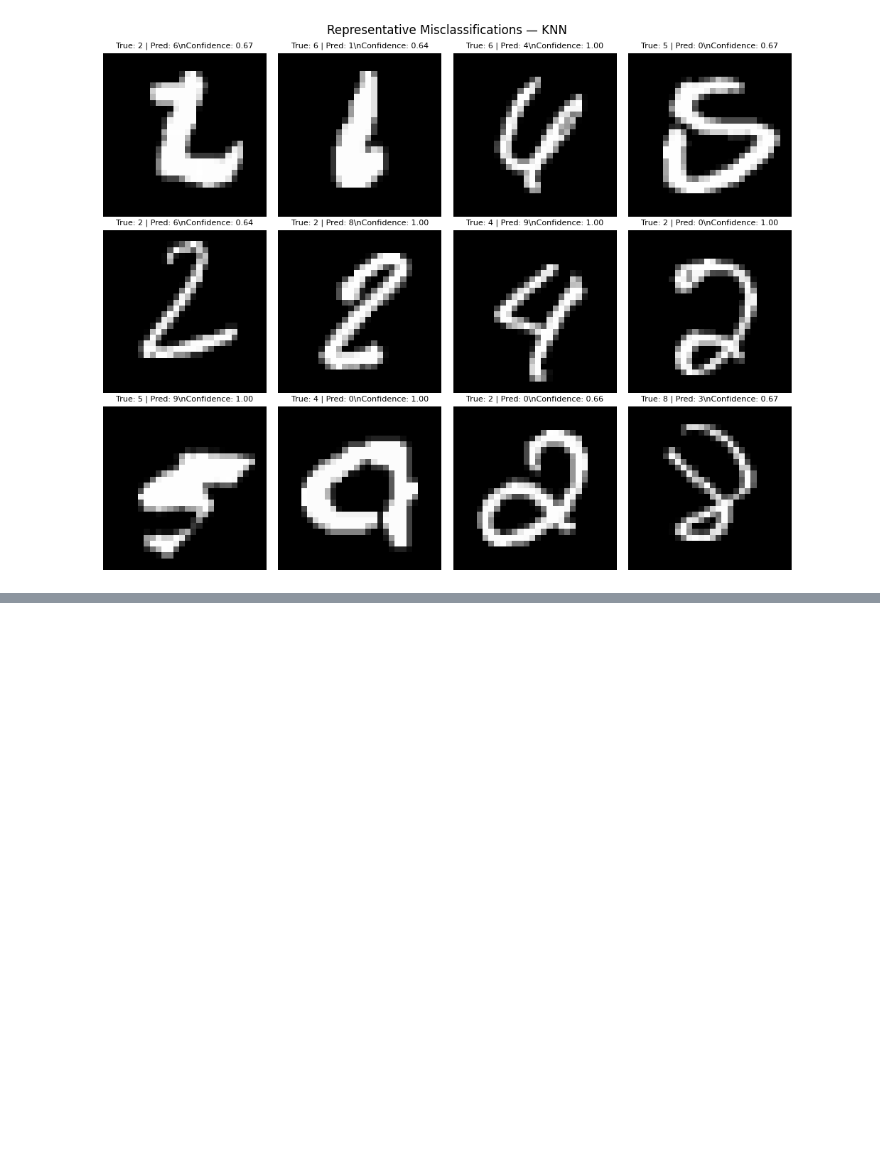
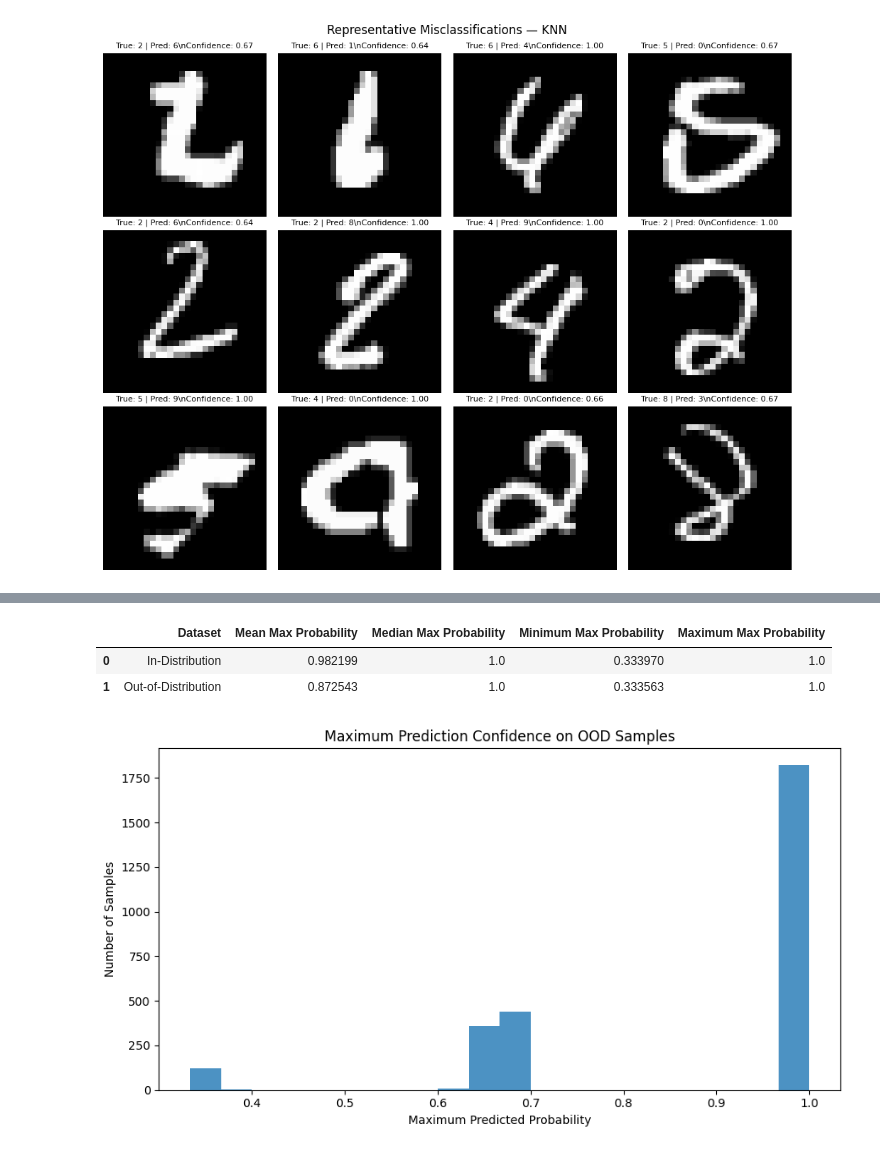
Before and after one commit to renan-leme/mnist-classification-SCTEC, a Jupyter notebook: mnist_classification_project.ipynb, the cells around one changed output, grey strips where cells are left out. Drawn from its saved outputs; the diff is of its cells as text; code cells hidden in the pictures; blank space fills up the shorter version.

```diff
--- a/mnist_classification_project.ipynb
+++ b/mnist_classification_project.ipynb
@@ -1240,0 +1376,53 @@ else:
+# %%
+if not hasattr(masked_model, "predict_proba"):
+    raise RuntimeError(
+        "The selected model does not provide predict_proba, "
+        "which is required for the confidence analysis."
+    )
+
+ood_probabilities = masked_model.predict_proba(X_ood_test)
+ood_max_confidence = ood_probabilities.max(axis=1)
+
+id_probabilities = masked_model.predict_proba(X_id_test)
+id_max_confidence = id_probabilities.max(axis=1)
+
+confidence_summary_df = pd.DataFrame(
+    {
+        "Dataset": ["In-Distribution", "Out-of-Distribution"],
+        "Mean Max Probability": [
+            id_max_confidence.mean(),
+            ood_max_confidence.mean(),
+        ],
+        "Median Max Probability": [
+            np.median(id_max_confidence),
+            np.median(ood_max_confidence),
+        ],
+        "Minimum Max Probability": [
+            id_max_confidence.min(),
+            ood_max_confidence.min(),
+        ],
+        "Maximum Max Probability": [
+            id_max_confidence.max(),
+            ood_max_confidence.max(),
+        ],
+    }
+)
+
+display(confidence_summary_df)
+# %% [output]
+|  | Dataset | Mean Max Probability | Median Max Probability | Minimum Max Probability | Maximum Max Probability |
+| 0 | In-Distribution | 0.982199 | 1.0 | 0.333970 | 1.0 |
+| 1 | Out-of-Distribution | 0.872543 | 1.0 | 0.333563 | 1.0 |
+# %%
+fig, ax = plt.subplots(figsize=(9, 5))
+ax.hist(ood_max_confidence, bins=20, alpha=0.8)
+ax.set_title("Maximum Prediction Confidence on OOD Samples")
+ax.set_xlabel("Maximum Predicted Probability")
+ax.set_ylabel("Number of Samples")
+plt.tight_layout()
+
+ood_confidence_path = OOD_ANALYSIS_DIR / "ood_max_confidence_histogram.png"
+fig.savefig(ood_confidence_path, dpi=150, bbox_inches="tight")
+plt.show()
+# %% [output]
+[figure, added]
```
Also changed, not shown: parts of 14 cells of this notebook, 4 other files.
